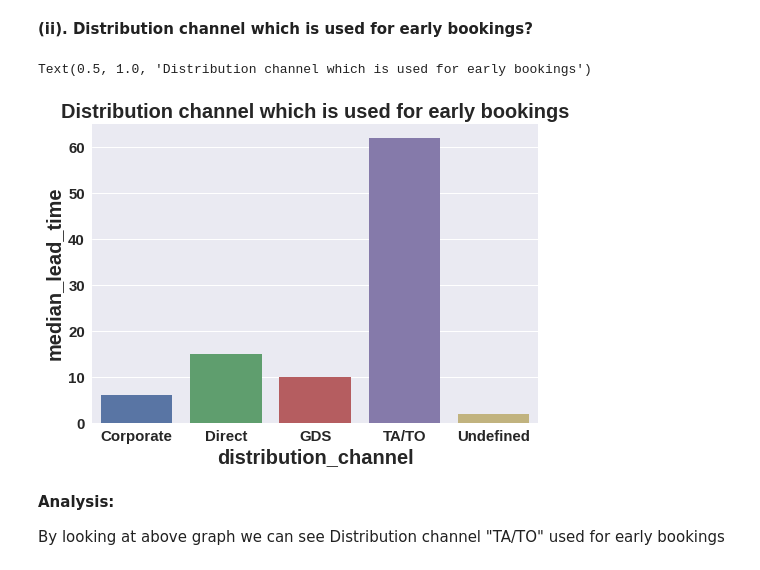
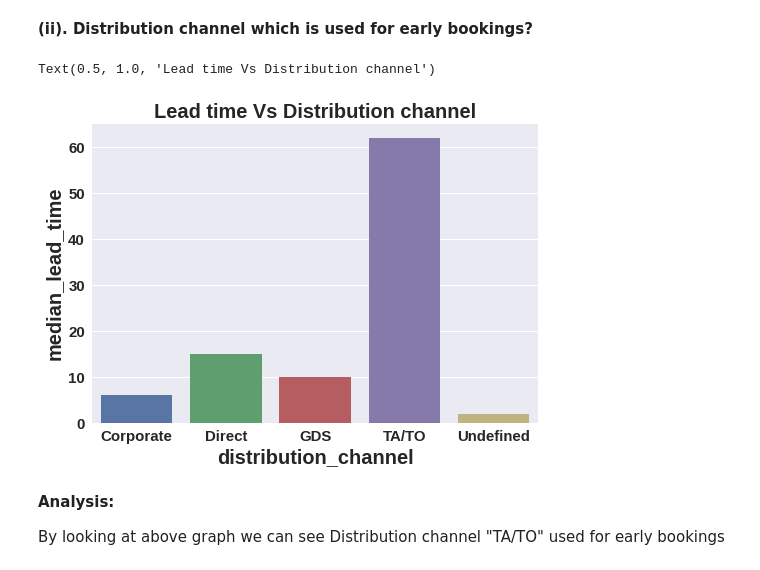
Before and after one commit to BhupathiSampath/Hotel-booking-analysis, a Jupyter notebook: Hotel_Booking_Analysis_Capstone_Project.ipynb, the cells around one changed output. Saved outputs shown, nothing was run; the diff lists cells and outputs as text; code cells hidden in the pictures.

```diff
--- a/Hotel_Booking_Analysis_Capstone_Project.ipynb
+++ b/Hotel_Booking_Analysis_Capstone_Project.ipynb
@@ -639,12 +641,12 @@ By looking at above graph we can see distribution channel "TA/TO" has done more
 # %%
 early_bookings_dc = pd.DataFrame(round(distribution_channel["lead_time"].median(),2)).reset_index().rename(columns = {"lead_time": "median_lead_time"})
 x = early_bookings_dc["distribution_channel"]
 y = early_bookings_dc["median_lead_time"]
 sns.barplot(x = x, y = y )
-plt.title("Distribution channel which is used for early bookings")
+plt.title("Lead time Vs Distribution channel")
 # %% [output]
-Text(0.5, 1.0, 'Distribution channel which is used for early bookings')
+Text(0.5, 1.0, 'Lead time Vs Distribution channel')
-[figure, old version]
+[figure, new version]
 # %% [markdown]
 **Analysis:**
 
```
Also changed, not shown: parts of 4 cells of this notebook.
